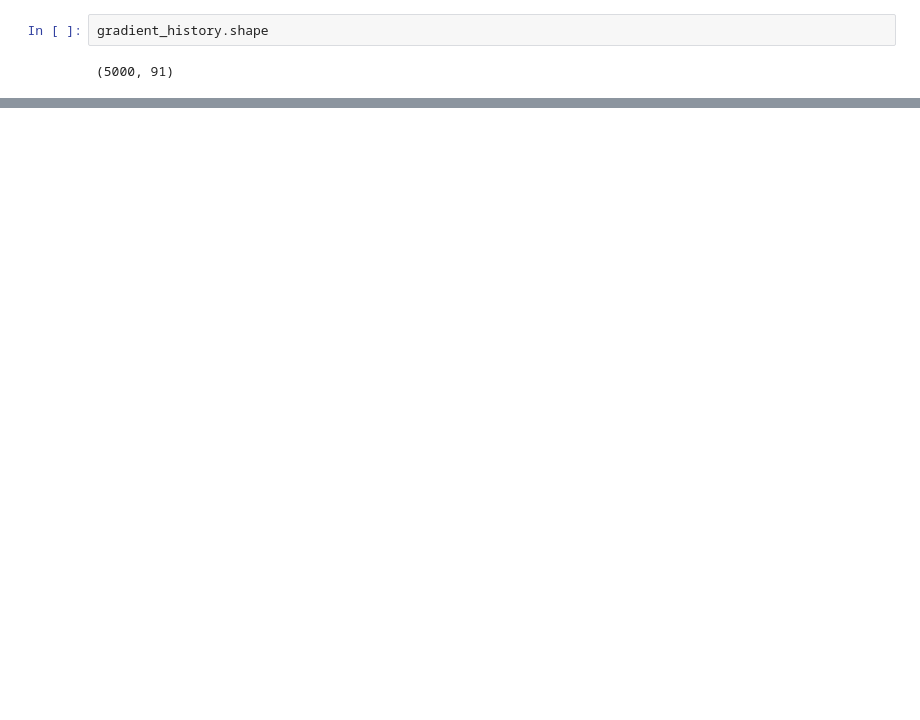
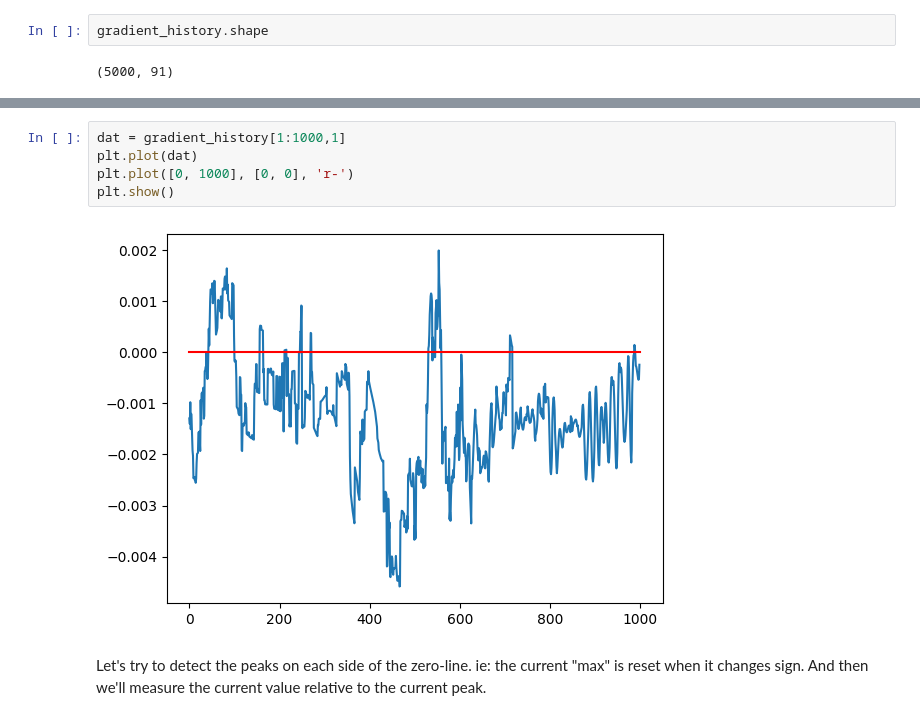
Before and after one commit to malcolmlett/training-instrumentation-toolkit, a Jupyter notebook: Learning_visualisations_v4.ipynb, the cells around one changed output, grey strips where cells are left out. Saved outputs shown, nothing was run; the diff lists cells and outputs as text; blank space fills up the shorter version.

```diff
--- a/Learning_visualisations_v4.ipynb
+++ b/Learning_visualisations_v4.ipynb
@@ -357,0 +351,10 @@ plt.plot(gradient_history[:,1:50])
+# %%
+dat = gradient_history[1:1000,1]
+plt.plot(dat)
+plt.plot([0, 1000], [0, 0], 'r-')
+plt.show()
+# %% [output]
+[figure, added]
+# %% [markdown]
+Let's try to detect the peaks on each side of the zero-line. ie: the current "max" is reset when it changes sign.
+And then we'll measure the current value relative to the current peak.
```
Also changed, not shown: parts of 19 cells of this notebook.
